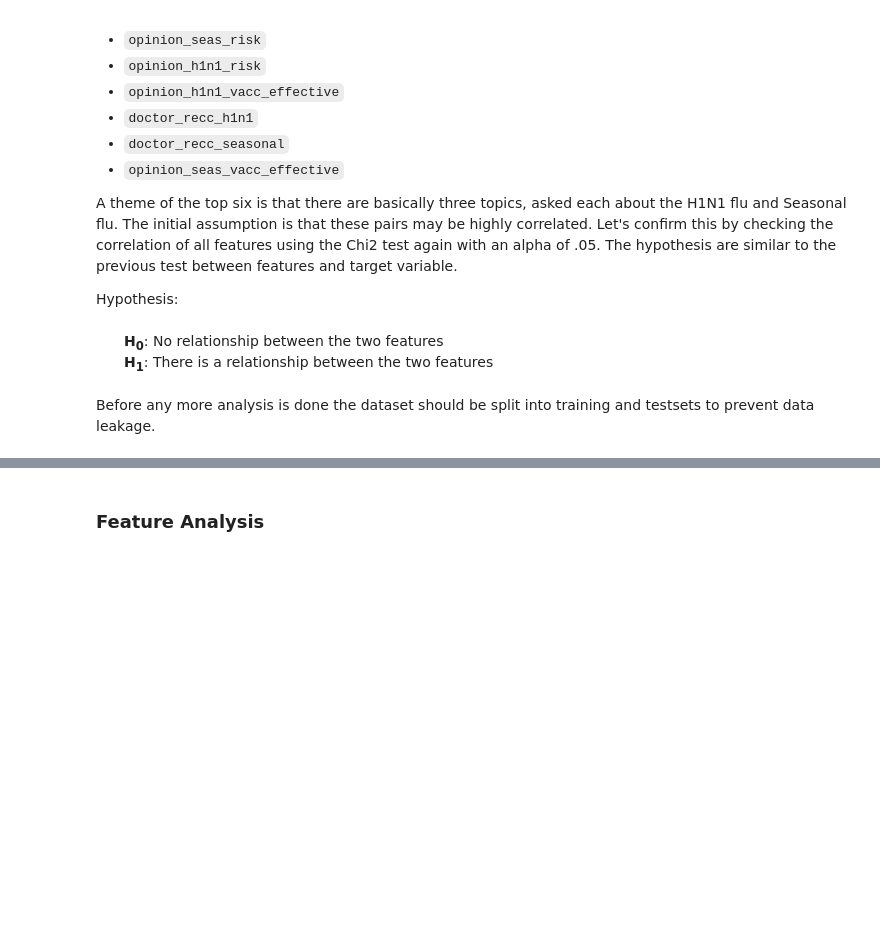
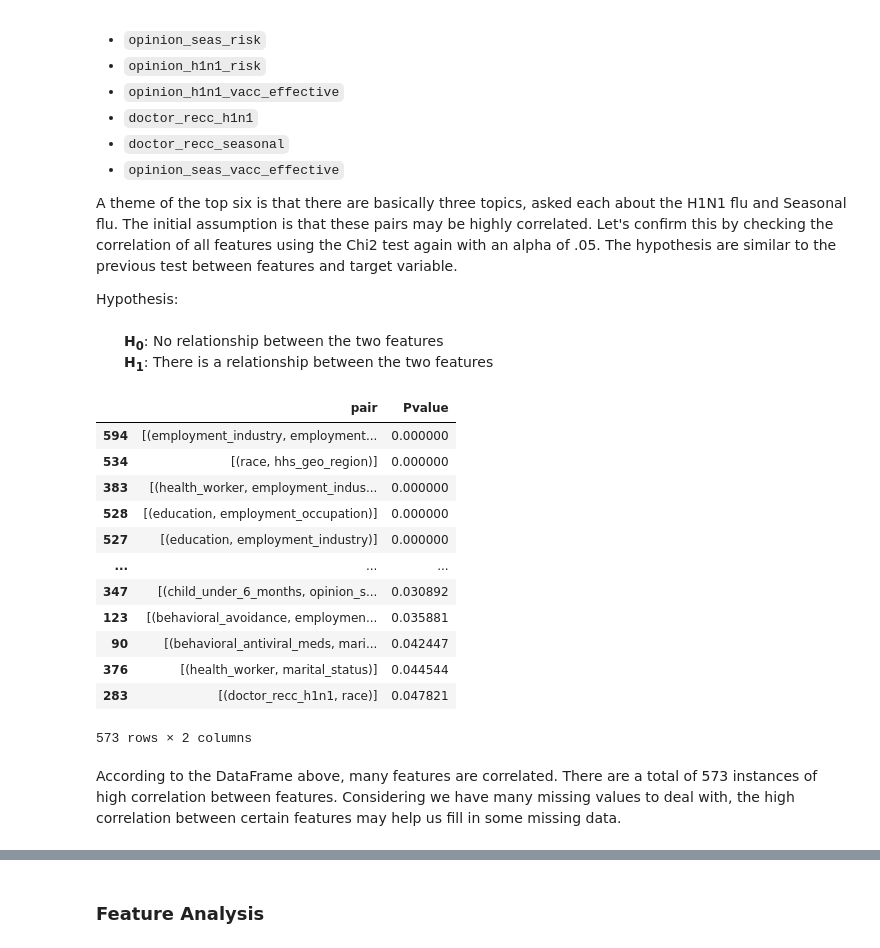
Before and after one commit to cschneck7/phase_3_project, a Jupyter notebook: H1N1 Vaccine Classification Notebook.ipynb, the cells around one changed output, grey strips where cells are left out. Cells and saved outputs as stored; diff of their text form; code cells hidden in the pictures; blank space fills up the shorter version.

```diff
--- a/H1N1 Vaccine Classification Notebook.ipynb
+++ b/H1N1 Vaccine Classification Notebook.ipynb
@@ -225,5 +231,3 @@ Hypothesis:<br><br>
 &emsp;&emsp;<strong>H<sub>0</sub></strong>: No relationship between the two features
 <br>
 &emsp;&emsp;<strong>H<sub>1</sub></strong>: There is a relationship between the two features
-# %% [markdown]
-Before any more analysis is done the dataset should be split into training and testsets to prevent data leakage.
@@ -231,0 +234,20 @@ X_train, X_test, y_train, y_test = train_test_split(X, y, test_size=.25, random_
+# %%
+alpha=.05
+chi2_df = ordered_chi2(X, alpha=alpha)
+chi2_df
+# %% [output]
+|  | pair | Pvalue |
+| 594 | [(employment_industry, employment... | 0.000000 |
+| 534 | [(race, hhs_geo_region)] | 0.000000 |
+| 383 | [(health_worker, employment_indus... | 0.000000 |
+| 528 | [(education, employment_occupation)] | 0.000000 |
+| 527 | [(education, employment_industry)] | 0.000000 |
+| ... | ... | ... |
+| 347 | [(child_under_6_months, opinion_s... | 0.030892 |
+| 123 | [(behavioral_avoidance, employmen... | 0.035881 |
+| 90 | [(behavioral_antiviral_meds, mari... | 0.042447 |
+| 376 | [(health_worker, marital_status)] | 0.044544 |
+| 283 | [(doctor_recc_h1n1, race)] | 0.047821 |
+573 rows × 2 columns
+# %% [markdown]
+According to the DataFrame above, many features are correlated. There are a total of 573 instances of high correlation between features. Considering we have many missing values to deal with, the high correlation between certain features may help us fill in some missing data.
```
Also changed, not shown: parts of 8 cells of this notebook.
